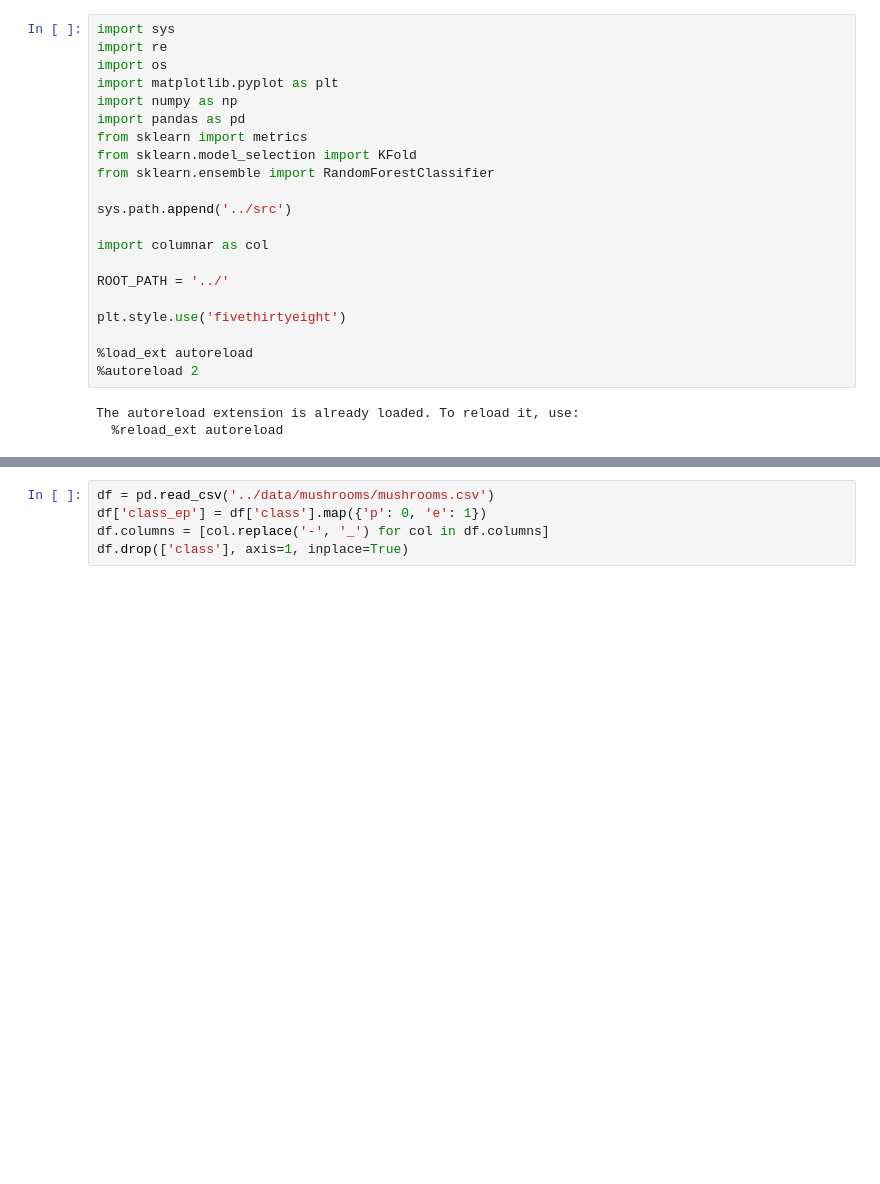
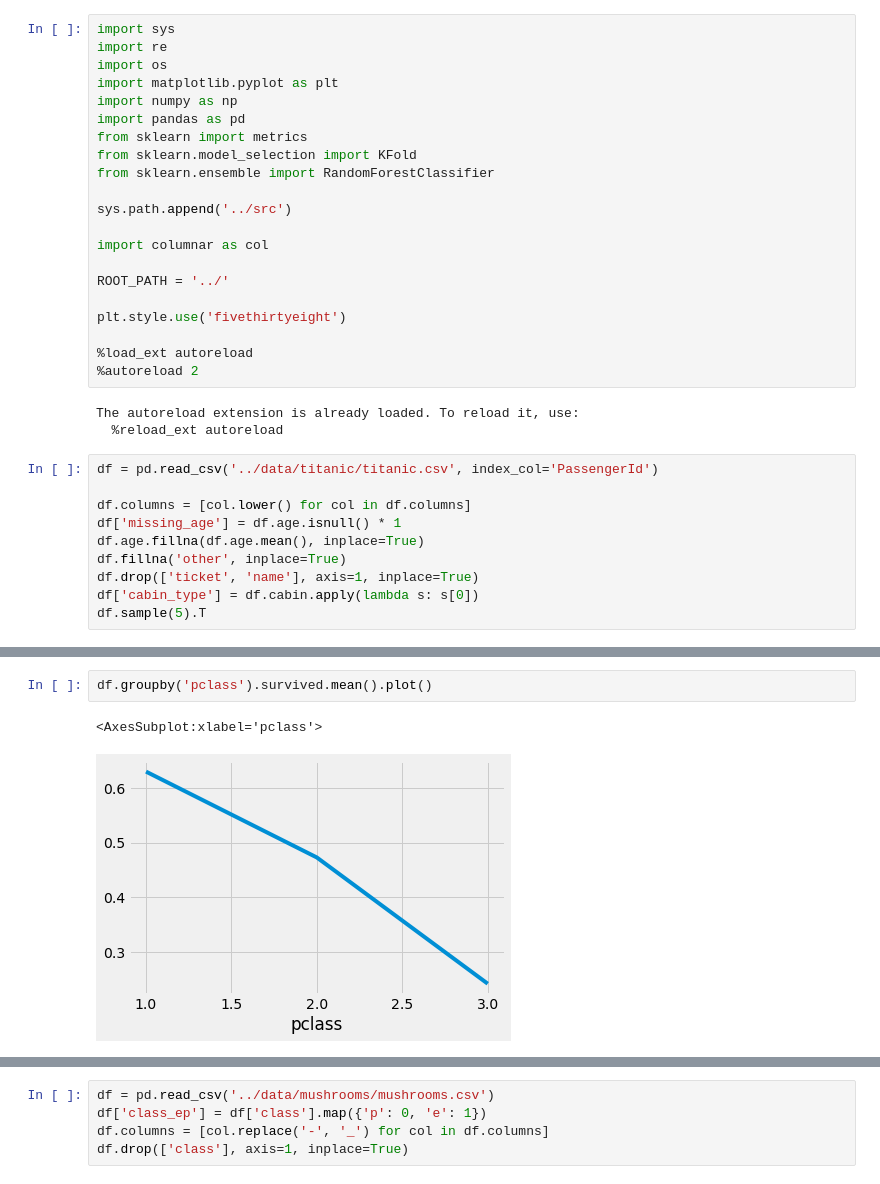
Before and after one commit to spayot/mte-plus, a Jupyter notebook: notebooks/census_income.ipynb, the cells around one changed output, grey strips where cells are left out. Cells and saved outputs as stored; diff of their text form; blank space fills up the shorter version.

Commit message:
add titanic task and modify readme accordingly

```diff
--- a/notebooks/census_income.ipynb
+++ b/notebooks/census_income.ipynb
@@ -22,3 +22,13 @@ plt.style.use('fivethirtyeight')
 # %% [output]
 The autoreload extension is already loaded. To reload it, use:
   %reload_ext autoreload
+# %%
+df = pd.read_csv('../data/titanic/titanic.csv', index_col='PassengerId')
+
+df.columns = [col.lower() for col in df.columns]
+df['missing_age'] = df.age.isnull() * 1
+df.age.fillna(df.age.mean(), inplace=True)
+df.fillna('other', inplace=True)
+df.drop(['ticket', 'name'], axis=1, inplace=True)
+df['cabin_type'] = df.cabin.apply(lambda s: s[0])
+df.sample(5).T
@@ -24,0 +48,5 @@ The autoreload extension is already loaded. To reload it, use:
+# %%
+df.groupby('pclass').survived.mean().plot()
+# %% [output]
+<AxesSubplot:xlabel='pclass'>
+[figure, added]
```
Also changed, not shown: parts of 4 cells of this notebook, 6 other files.
